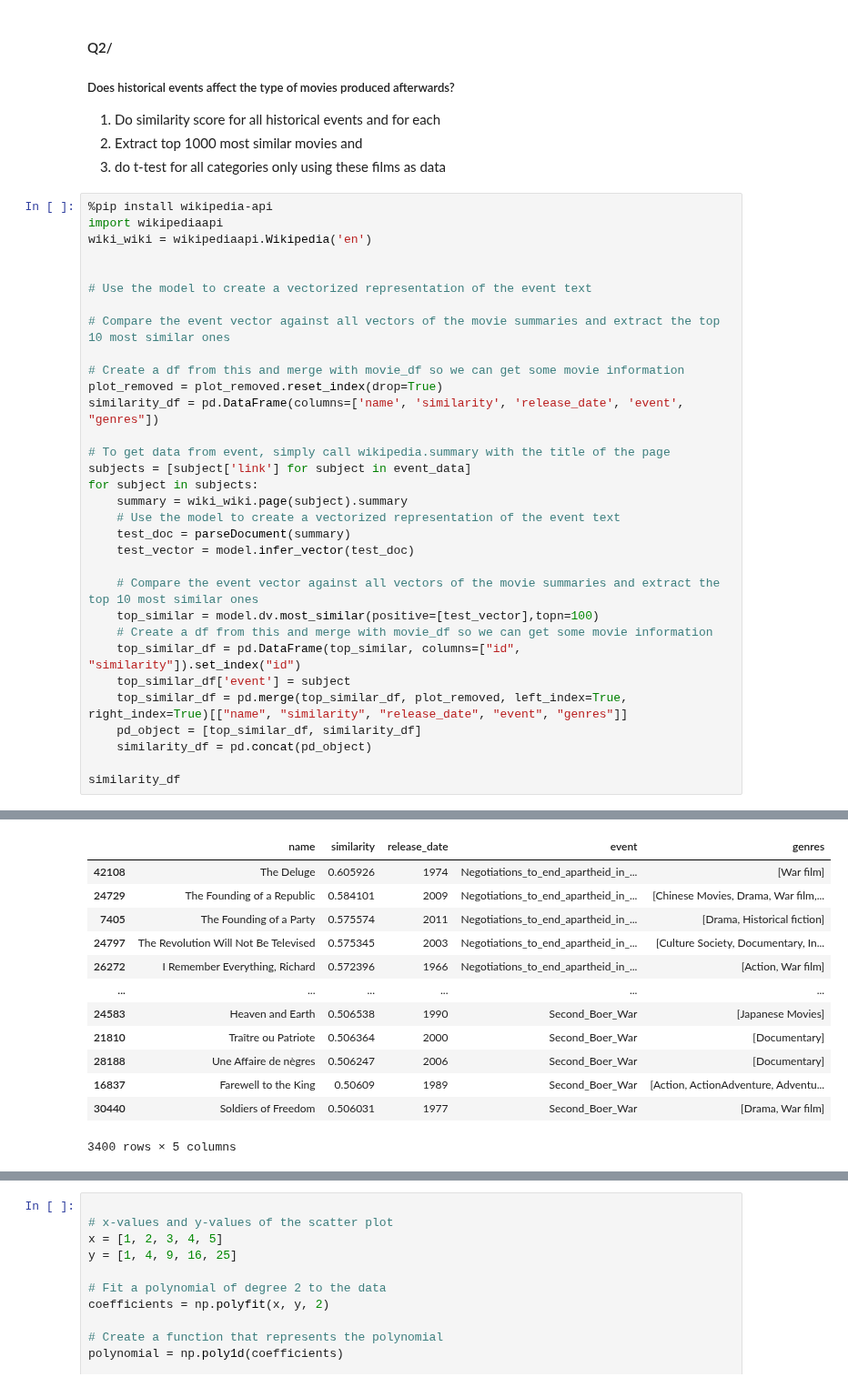
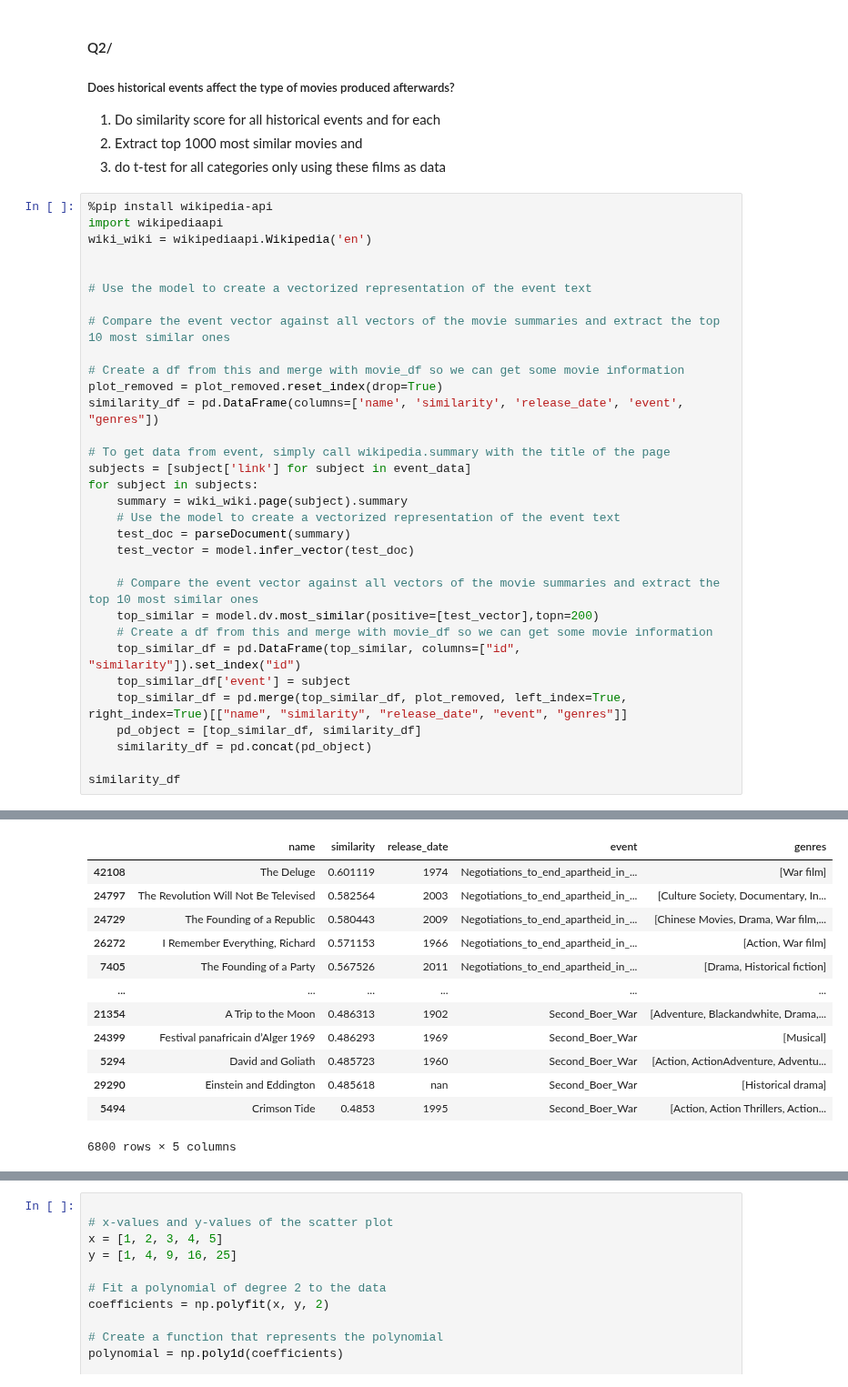
Before and after one commit to epfl-ada/ada-2022-project-adawizardry, a Jupyter notebook: main.ipynb, the cells around one changed output, grey strips where cells are left out. Shown at 91% size. Drawn from its saved outputs; the diff is of its cells as text.

```diff
--- a/main.ipynb
+++ b/main.ipynb
@@ -643,7 +666,7 @@ for subject in subjects:
     test_vector = model.infer_vector(test_doc)
 
     # Compare the event vector against all vectors of the movie summaries and extract the top 10 most similar ones
-    top_similar = model.dv.most_similar(positive=[test_vector],topn=100)
+    top_similar = model.dv.most_similar(positive=[test_vector],topn=200)
     # Create a df from this and merge with movie_df so we can get some movie information
     top_similar_df = pd.DataFrame(top_similar, columns=["id", "similarity"]).set_index("id")
     top_similar_df['event'] = subject
@@ -661,18 +684,18 @@ Requirement already satisfied: charset-normalizer~=2.0.0 in /Users/joelrudsberg/
 Requirement already satisfied: urllib3<1.27,>=1.21.1 in /Users/joelrudsberg/opt/anaconda3/lib/python3.9/site-packages (from requests->wikipedia-api) (1.26.9)
 Note: you may need to restart the kernel to use updated packages.
 |  | name | similarity | release_date | event | genres |
-| 42108 | The Deluge | 0.605926 | 1974 | Negotiations_to_end_apartheid_in_... | [War film] |
-| 24729 | The Founding of a Republic | 0.584101 | 2009 | Negotiations_to_end_apartheid_in_... | [Chinese Movies, Drama, War film,... |
-| 7405 | The Founding of a Party | 0.575574 | 2011 | Negotiations_to_end_apartheid_in_... | [Drama, Historical fiction] |
-| 24797 | The Revolution Will Not Be Televised | 0.575345 | 2003 | Negotiations_to_end_apartheid_in_... | [Culture Society, Documentary, In... |
-| 26272 | I Remember Everything, Richard | 0.572396 | 1966 | Negotiations_to_end_apartheid_in_... | [Action, War film] |
+| 42108 | The Deluge | 0.601119 | 1974 | Negotiations_to_end_apartheid_in_... | [War film] |
+| 24797 | The Revolution Will Not Be Televised | 0.582564 | 2003 | Negotiations_to_end_apartheid_in_... | [Culture Society, Documentary, In... |
+| 24729 | The Founding of a Republic | 0.580443 | 2009 | Negotiations_to_end_apartheid_in_... | [Chinese Movies, Drama, War film,... |
+| 26272 | I Remember Everything, Richard | 0.571153 | 1966 | Negotiations_to_end_apartheid_in_... | [Action, War film] |
+| 7405 | The Founding of a Party | 0.567526 | 2011 | Negotiations_to_end_apartheid_in_... | [Drama, Historical fiction] |
 | ... | ... | ... | ... | ... | ... |
-| 24583 | Heaven and Earth | 0.506538 | 1990 | Second_Boer_War | [Japanese Movies] |
-| 21810 | Traître ou Patriote | 0.506364 | 2000 | Second_Boer_War | [Documentary] |
-| 28188 | Une Affaire de nègres | 0.506247 | 2006 | Second_Boer_War | [Documentary] |
-| 16837 | Farewell to the King | 0.50609 | 1989 | Second_Boer_War | [Action, ActionAdventure, Adventu... |
-| 30440 | Soldiers of Freedom | 0.506031 | 1977 | Second_Boer_War | [Drama, War film] |
+| 21354 | A Trip to the Moon | 0.486313 | 1902 | Second_Boer_War | [Adventure, Blackandwhite, Drama,... |
+| 24399 | Festival panafricain d’Alger 1969 | 0.486293 | 1969 | Second_Boer_War | [Musical] |
+| 5294 | David and Goliath | 0.485723 | 1960 | Second_Boer_War | [Action, ActionAdventure, Adventu... |
+| 29290 | Einstein and Eddington | 0.485618 | nan | Second_Boer_War | [Historical drama] |
+| 5494 | Crimson Tide | 0.4853 | 1995 | Second_Boer_War | [Action, Action Thrillers, Action... |
-3400 rows × 5 columns
+6800 rows × 5 columns
 # %%
 # Latency – MVP for apollo event
 from sklearn.linear_model import LinearRegression
```
Also changed, not shown: parts of 8 cells of this notebook.
